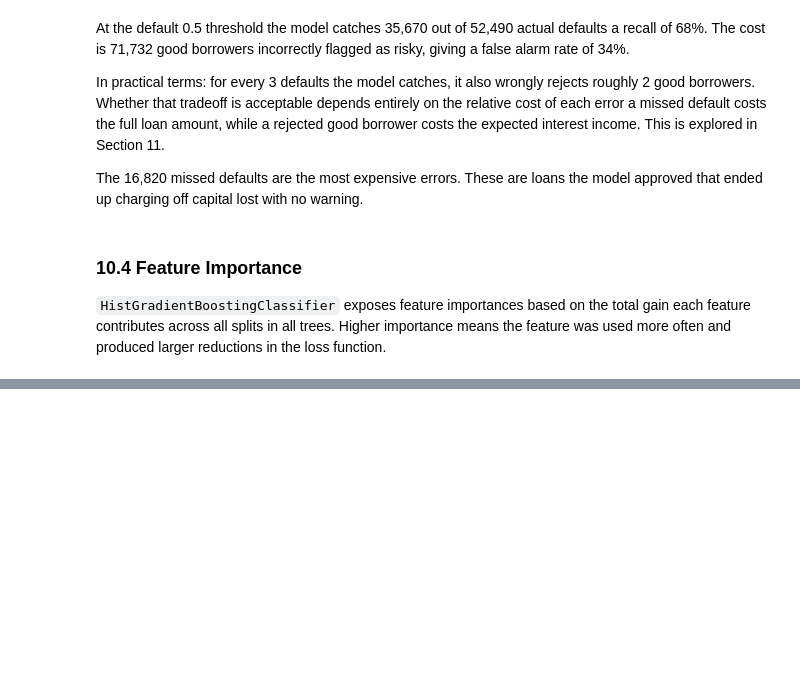
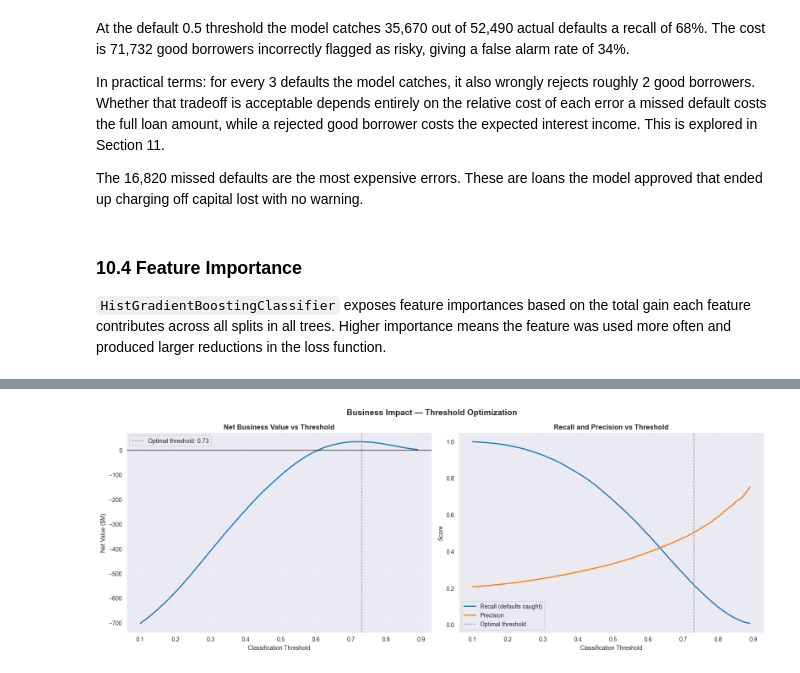
Before and after one commit to AhmedInv40/Predicting-Loan-Default, a Jupyter notebook: PredictingLoanDefault.ipynb, the cells around one changed output, grey strips where cells are left out. Saved outputs shown, nothing was run; the diff lists cells and outputs as text; code cells hidden in the pictures; blank space fills up the shorter version.

```diff
--- a/PredictingLoanDefault.ipynb
+++ b/PredictingLoanDefault.ipynb
@@ -1707,0 +1794,87 @@ The 16,820 missed defaults are the most expensive errors. These are loans the mo
+# %%
+# Threshold Analysis
+
+# Assumptions
+avg_loan_amount = loans['loan_amnt'].mean()    # average loan size in the dataset
+lgd = 0.60                          # Loss Given Default 60% of loan amount lost
+avg_interest_rate = loans['int_rate'].mean() / 100
+loan_term_years = 3                             # approximate average term
+
+# Expected interest income per good loan approved (simple approximation)
+interest_income = avg_loan_amount * avg_interest_rate * loan_term_years
+
+print(f"Assumptions:")
+print(f" Average loan amount: ${avg_loan_amount:,.0f}")
+print(f" Loss Given Default: {lgd:.0%} of loan amount")
+print(f" Cost of missed default (FN) : ${avg_loan_amount * lgd:,.0f}")
+print(f" Average interest rate: {avg_interest_rate:.2%}")
+print(f" Revenue lost per rejected good borrower (FP): ${interest_income:,.0f}")
+print()
+
+# Sweep thresholds
+thresholds = np.arange(0.10, 0.90, 0.01)
+results_biz = []
+
+for thresh in thresholds:
+    y_pred_t = (y_prob_tuned >= thresh).astype(int)
+
+    tn, fp, fn, tp = confusion_matrix(y_test, y_pred_t).ravel()
+
+    capital_saved = tp * avg_loan_amount * lgd    # defaults caught × loss avoided
+    revenue_lost = fp * interest_income # good borrowers rejected × interest lost
+    net_value = capital_saved - revenue_lost
+
+    results_biz.append({
+        'Threshold': round(thresh, 2),
+        'Recall': tp / (tp + fn),
+        'Precision': tp / (tp + fp) if (tp + fp) > 0 else 0,
+        'FP': fp,
+        'FN': fn,
+        'Capital Saved': capital_saved,
+        'Revenue Lost': revenue_lost,
+        'Net Value': net_value,
+    })
+
+biz_df = pd.DataFrame(results_biz)
+
+# Plot
+fig, axes = plt.subplots(1, 2, figsize=(16, 6))
+
+# Net value vs threshold
+ax = axes[0]
+ax.plot(biz_df['Threshold'], biz_df['Net Value'] / 1e6, linewidth=2)
+ax.axvline(biz_df.loc[biz_df['Net Value'].idxmax(), 'Threshold'],
+           linestyle='--', color='gray', linewidth=1,
+           label=f"Optimal threshold: {biz_df.loc[biz_df['Net Value'].idxmax(), 'Threshold']:.2f}")
+ax.axhline(0, color='black', linewidth=0.8)
+ax.set_xlabel('Classification Threshold')
+ax.set_ylabel('Net Value ($M)')
+ax.set_title('Net Business Value vs Threshold', fontsize=12, fontweight='bold')
+ax.legend()
+ax.grid(True, alpha=0.3)
+
+# Recall and Precision vs threshold
+ax = axes[1]
+ax.plot(biz_df['Threshold'], biz_df['Recall'],    linewidth=2, label='Recall (defaults caught)')
+ax.plot(biz_df['Threshold'], biz_df['Precision'], linewidth=2, label='Precision')
+ax.axvline(biz_df.loc[biz_df['Net Value'].idxmax(), 'Threshold'],
+           linestyle='--', color='gray', linewidth=1, label='Optimal threshold')
+ax.set_xlabel('Classification Threshold')
+ax.set_ylabel('Score')
+ax.set_title('Recall and Precision vs Threshold', fontsize=12, fontweight='bold')
+ax.legend()
+ax.grid(True, alpha=0.3)
+
+plt.suptitle('Business Impact — Threshold Optimization', fontsize=14, fontweight='bold')
+plt.tight_layout()
+plt.show()
+
+# Best threshold
+best_row = biz_df.loc[biz_df['Net Value'].idxmax()]
+print(f"Optimal threshold: {best_row['Threshold']:.2f}")
+print(f"Recall at optimal: {best_row['Recall']:.2%}")
+print(f"Precision at opt: {best_row['Precision']:.2%}")
+print(f"Capital saved: ${best_row['Capital Saved']/1e6:.1f}M")
+print(f"Revenue lost: ${best_row['Revenue Lost']/1e6:.1f}M")
+print(f"Net value: ${best_row['Net Value']/1e6:.1f}M")
+# %% [output]
@@ -1707,0 +1887 @@ The 16,820 missed defaults are the most expensive errors. These are loans the mo
+[figure, added]
```
Also changed, not shown: parts of 5 cells of this notebook.
